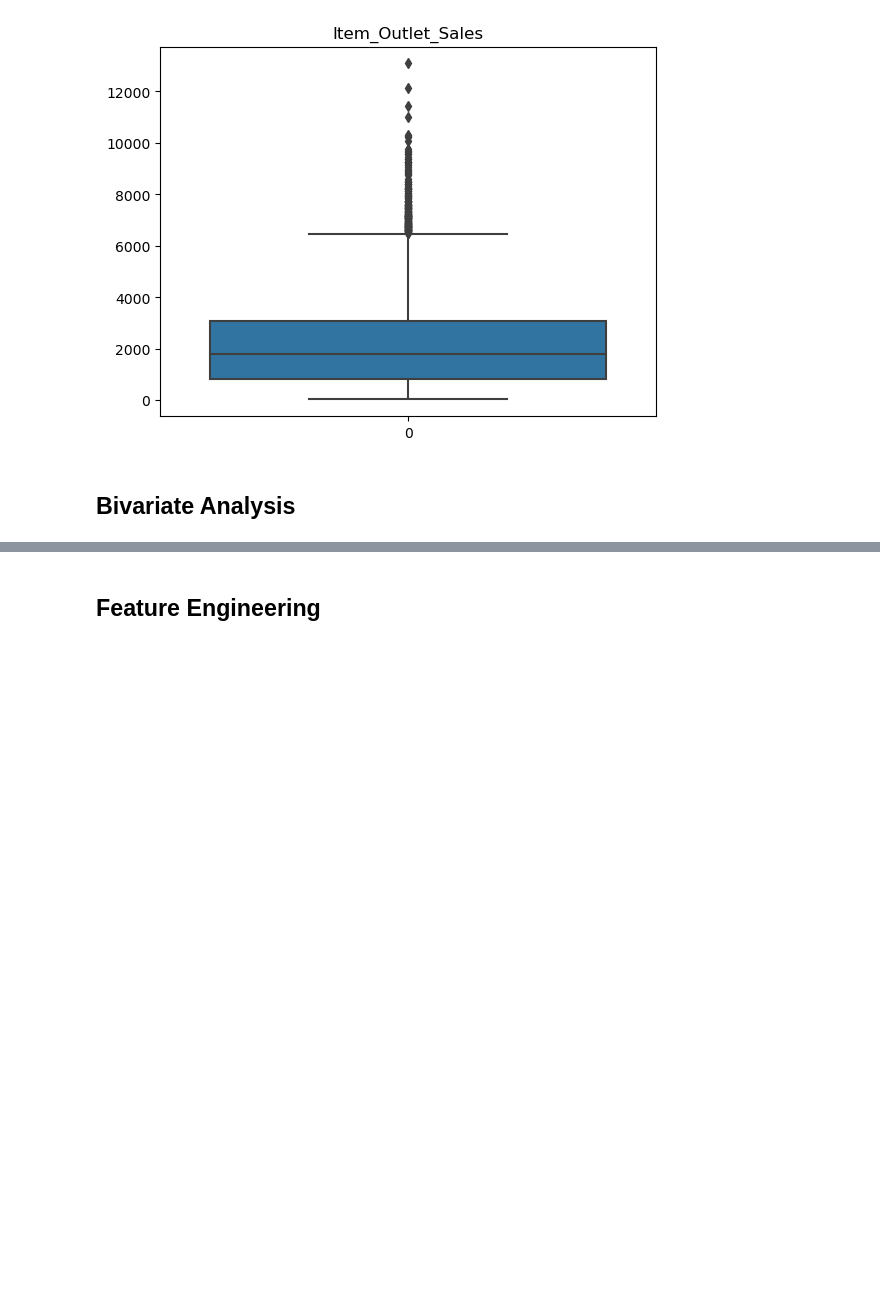
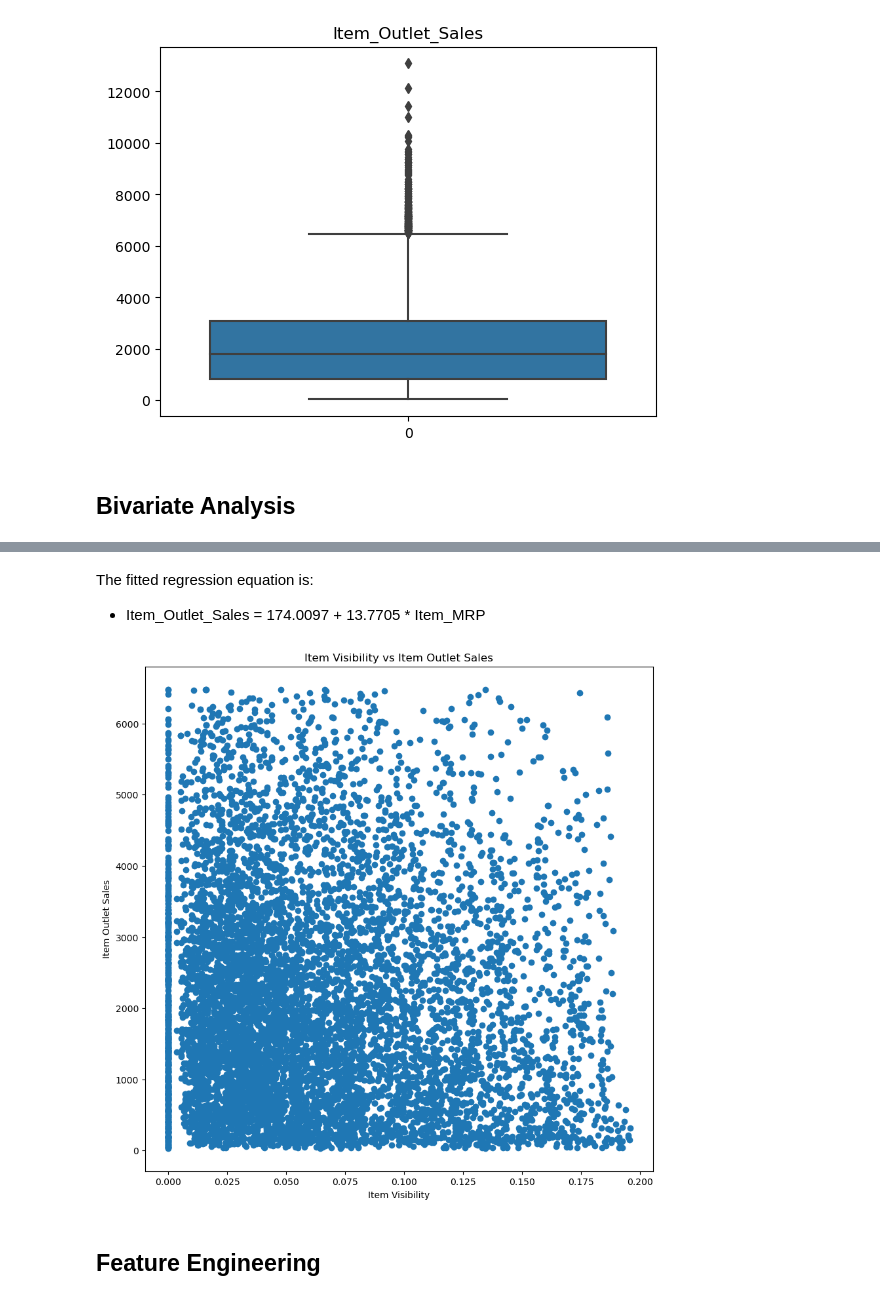
Before and after one commit to Technocolabs100/BigMart-Data-Analysis-and-Prediction, a Jupyter notebook: Mahmoud_Khaled_mahmoud.khaled12245@gmail.com.ipynb, the cells around one changed output, grey strips where cells are left out. Cells and saved outputs as stored; diff of their text form; code cells hidden in the pictures; blank space fills up the shorter version.

```diff
--- a/Mahmoud_Khaled_mahmoud.khaled12245@gmail.com.ipynb
+++ b/Mahmoud_Khaled_mahmoud.khaled12245@gmail.com.ipynb
@@ -413,3 +490,10 @@ train_data = outliers.remove_outliers(train_data, 'Item_Outlet_Sales')
+# %% [markdown]
+The fitted regression equation is:
+- Item_Outlet_Sales = 174.0097 + 13.7705 * Item_MRP
+# %%
+scatter.plot_scatter(train_data, 'Item_Visibility', 'Item_Outlet_Sales', 'Item Visibility vs Item Outlet Sales', 'Item Visibility', 'Item Outlet Sales')
+# %% [output]
+[figure, added]
 # %% [markdown]
 ## Feature Engineering
 # %% [markdown]
```
Also changed, not shown: parts of 14 cells of this notebook.
